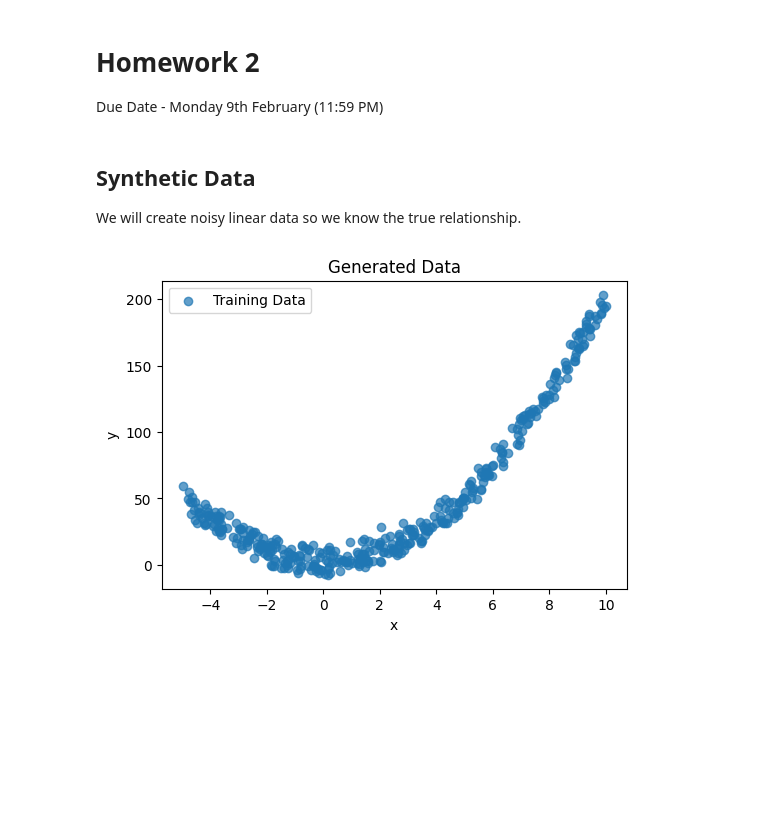
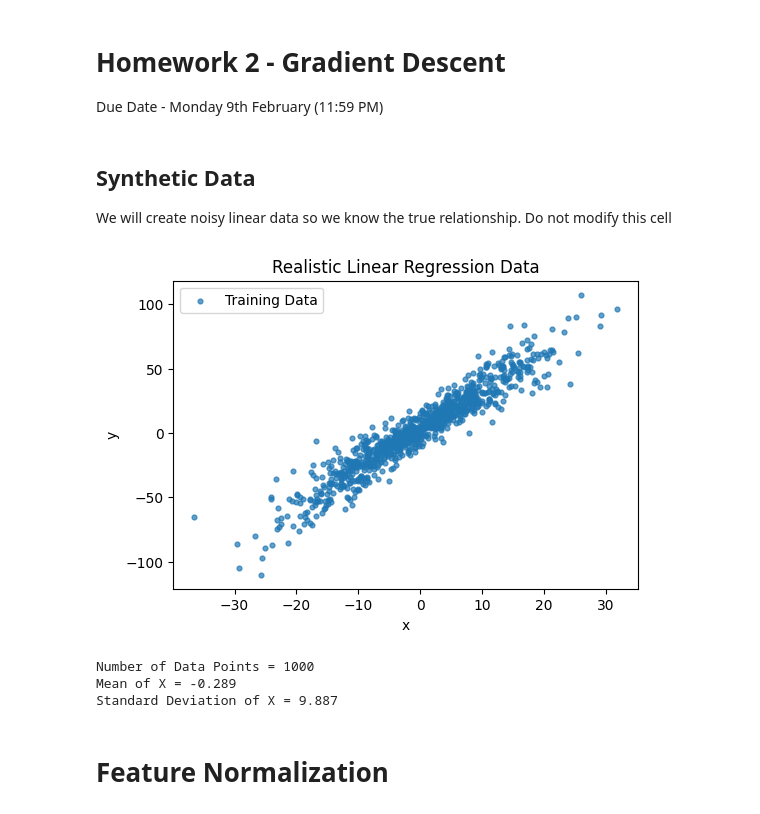
Before and after one commit to zohairshafi/zohairshafi.github.io, a Jupyter notebook: pages/lectures/HW2_Notebook_Solved.ipynb, the cells around one changed output. Cells and saved outputs as stored; diff of their text form; code cells hidden in the pictures; blank space fills up the shorter version.

```diff
--- a/pages/lectures/HW2_Notebook_Solved.ipynb
+++ b/pages/lectures/HW2_Notebook_Solved.ipynb
@@ -1,5 +1,5 @@
 # %% [markdown]
-# Homework 2
+# Homework 2 - Gradient Descent
 Due Date - Monday 9th February (11:59 PM)
 # %%
 # Imports
@@ -12,31 +12,44 @@ rng = np.random.default_rng(42)  # reproducible randomness
 # %% [markdown]
 ## Synthetic Data
 We will create noisy linear data so we know the true relationship.
+Do not modify this cell
-# %%
-# Do not chnage this cell
-
-# Generate toy data
-# Set number of points to generate
-n = 400
-
-# Generate x axis data in the range of 0 to 5
-# This is generated using a uniform distribution from numpy
-x = rng.uniform(-5, 10, size = n)
-
-# Generate noise in the same shape from a Gaussian (normal) distribution
-noise = rng.normal(0, 2.0, size=n)
-uniform_noise = rng.uniform(-10, 10, size=n)
-
-# Define the "true" distribution
-y = 3 + (2 * (x ** 2)) + noise + uniform_noise
-
-# Some code to plot everything
-fig, ax = plt.subplots(figsize = (6, 4))
-ax.scatter(x, y, alpha=0.7, label="Training Data")
-ax.set_xlabel("x")
-ax.set_ylabel("y")
-ax.legend()
-ax.set_title("Generated Data")
-plt.show()
-# %% [output]
-[figure, removed]
+# %%
+# Realistic linear regression dataset for optimizer comparisons
+# - Standardized feature (stable gradients across learning rates)
+# - Heteroscedastic Gaussian noise that grows with |x|
+# - Sparse outliers to reveal optimizer robustness
+
+n = 1000
+x_raw = rng.normal(0.0, 10.0, size=n)
+
+beta0, beta1 = 4.0, 3.0
+
+# Base noise: variance increases with |x|
+sigma = 2 + 0.5 * np.abs(x_raw)
+noise = rng.normal(0.0, sigma, size=n)
+
+# Inject a few outliers
+outlier_idx = rng.choice(n, size=int(0.5 * n), replace=False)
+noise[outlier_idx] += rng.normal(0.0, 8.0, size=outlier_idx.size)
+
+# Linear relationship
+y = beta0 + beta1 * x_raw + noise
+
+# Visualize
+fig, ax = plt.subplots(figsize=(6, 4))
+ax.scatter(x_raw, y, s=12, alpha=0.7, label='Training Data')
+ax.set_xlabel('x')
+ax.set_ylabel('y')
+ax.set_title('Realistic Linear Regression Data')
+ax.legend()
+plt.show()
+
+# Quick summary
+print(f'Number of Data Points = {n}\nMean of X = {x_raw.mean():.3f}\nStandard Deviation of X = {x_raw.std():.3f}')
+# %% [output]
+[figure, added]
+Number of Data Points = 1000
+Mean of X = -0.289
+Standard Deviation of X = 9.887
+# %% [markdown]
+# Feature Normalization
```
Also changed, not shown: parts of 28 cells of this notebook, 5 other files.
